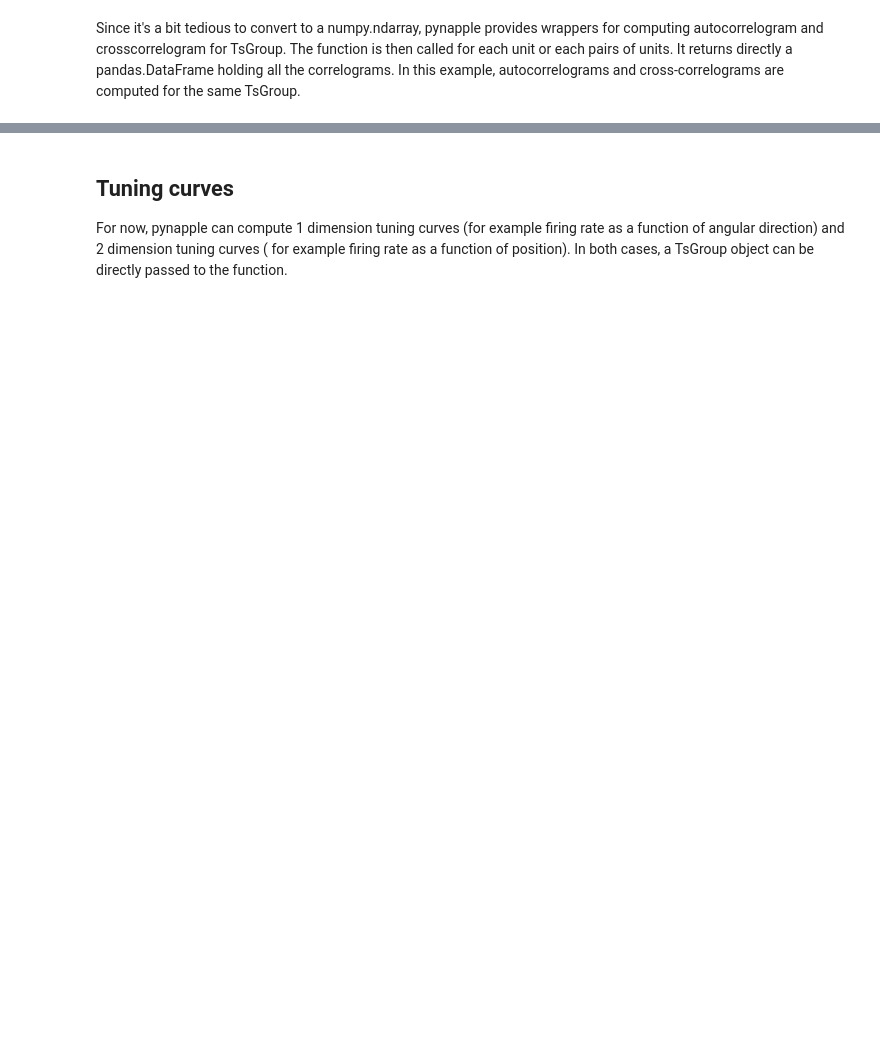
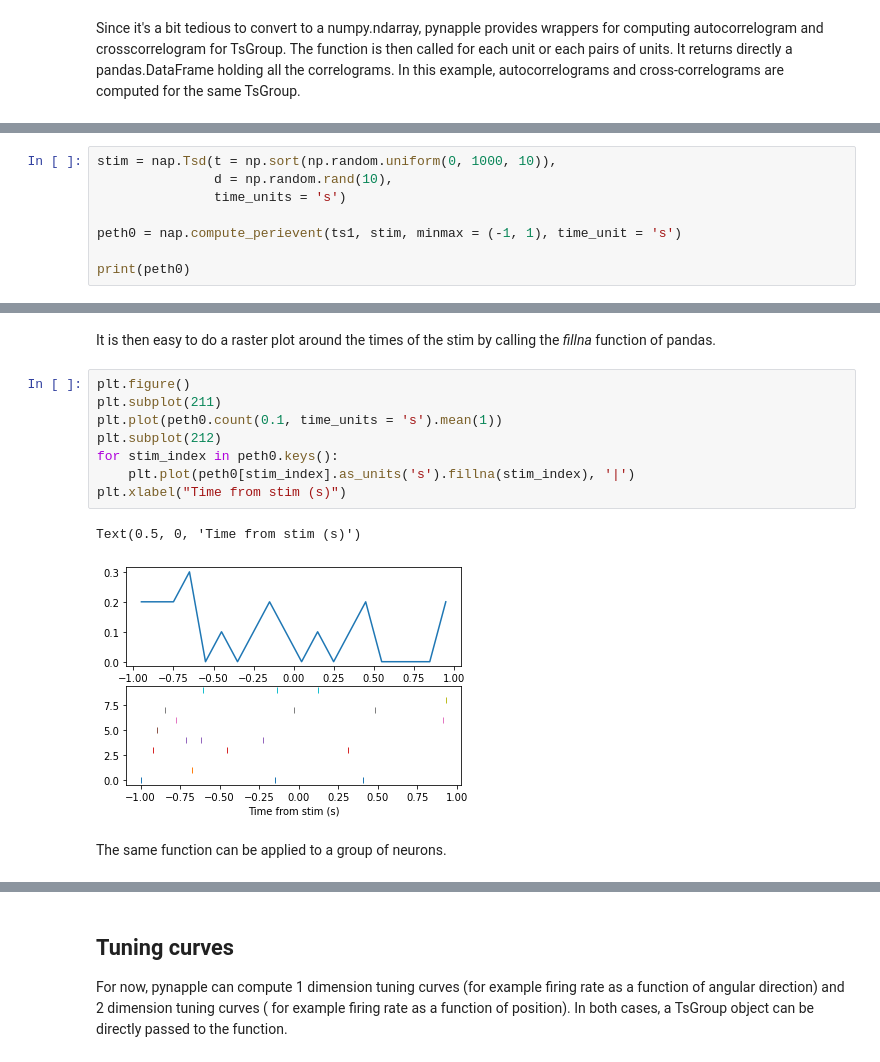
Before and after one commit to pynapple-org/pynapple, a Jupyter notebook: docs/notebooks/pynapple-process-notebook.ipynb, the cells around one changed output, grey strips where cells are left out. Cells and saved outputs as stored; diff of their text form; blank space fills up the shorter version.

```diff
--- a/docs/notebooks/pynapple-process-notebook.ipynb
+++ b/docs/notebooks/pynapple-process-notebook.ipynb
@@ -79,0 +86,8 @@ print(crosscorrs, '\n')
+# %%
+stim = nap.Tsd(t = np.sort(np.random.uniform(0, 1000, 10)),
+               d = np.random.rand(10),
+               time_units = 's')
+
+peth0 = nap.compute_perievent(ts1, stim, minmax = (-1, 1), time_unit = 's')
+
+print(peth0)
@@ -79,0 +107,15 @@ print(crosscorrs, '\n')
+# %% [markdown]
+It is then easy to do a raster plot around the times of the stim by calling the _fillna_ function of pandas.
+# %%
+plt.figure()
+plt.subplot(211)
+plt.plot(peth0.count(0.1, time_units = 's').mean(1))
+plt.subplot(212)
+for stim_index in peth0.keys():
+    plt.plot(peth0[stim_index].as_units('s').fillna(stim_index), '|')
+plt.xlabel("Time from stim (s)")
+# %% [output]
+Text(0.5, 0, 'Time from stim (s)')
+[figure, added]
+# %% [markdown]
+The same function can be applied to a group of neurons.
```
Also changed, not shown: parts of 10 cells of this notebook, 10 other files.
